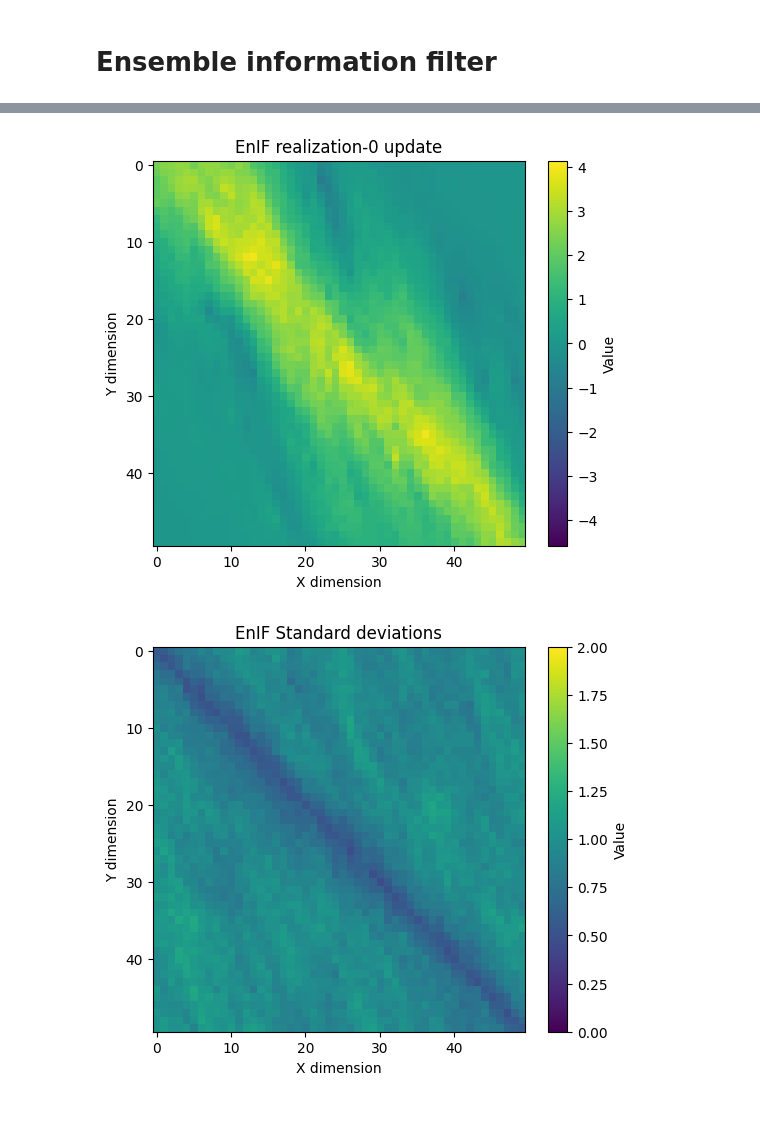
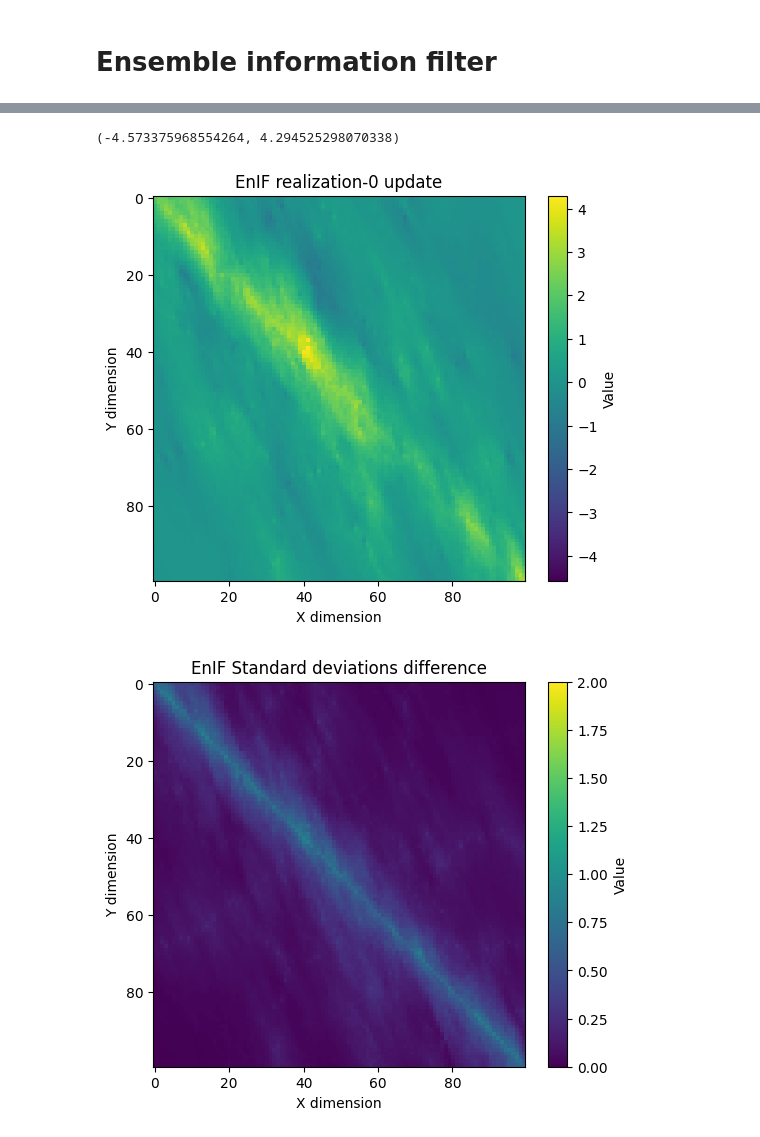
Before and after one commit to equinor/graphite-maps, a Jupyter notebook: docs/source/GaussianField.ipynb, the cells around one changed output, grey strips where cells are left out. Saved outputs shown, nothing was run; the diff lists cells and outputs as text; code cells hidden in the pictures.

```diff
--- a/docs/source/GaussianField.ipynb
+++ b/docs/source/GaussianField.ipynb
@@ -68,5 +114,5 @@ def plot_field_from_vector(U_i, px, py, vmin, vmax, title="2D Field"):
 # %%
-px, py = 50, 50
+px, py = 100, 100
 p = px * py
 n = 100
 # %% [markdown]
@@ -215,11 +266,15 @@ plot_field_from_vector(np.mean(U_posterior-U, axis=0), px, py, vmin, vmax, title
+# %%
+vmin, vmax
+# %% [output]
+(-4.573375968554264, 4.294525298070338)
 # %%
 plot_field_from_vector(U_posterior[0,:]-U[0,:], px, py, vmin, vmax, title="EnIF realization-0 update")
 # %% [output]
-[figure, old version]
+[figure, new version]
 # %%
-plot_field_from_vector(np.std(U_posterior, axis=0), px, py, 0, 2, title="EnIF Standard deviations")
+plot_field_from_vector(np.std(U_posterior-U, axis=0), px, py, 0, 2, title="EnIF Standard deviations difference")
 # %% [output]
-[figure, old version]
+[figure, new version]
 # %%
 plot_field_from_vector(np.std(U, axis=0), px, py, 0, 2, title="Prior standard deviations")
 # %% [output]
```
Also changed, not shown: parts of 29 cells of this notebook, 1 other file.
